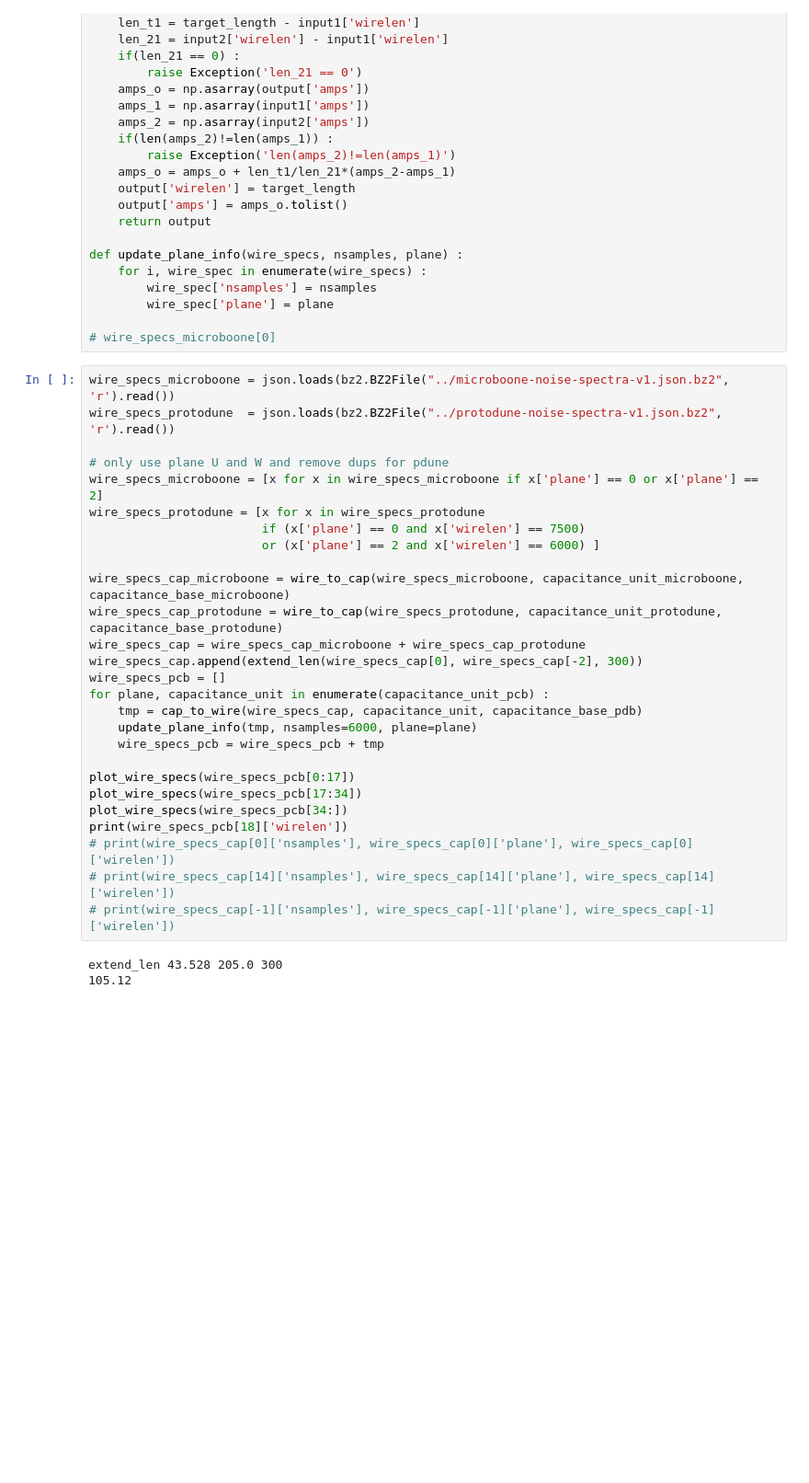
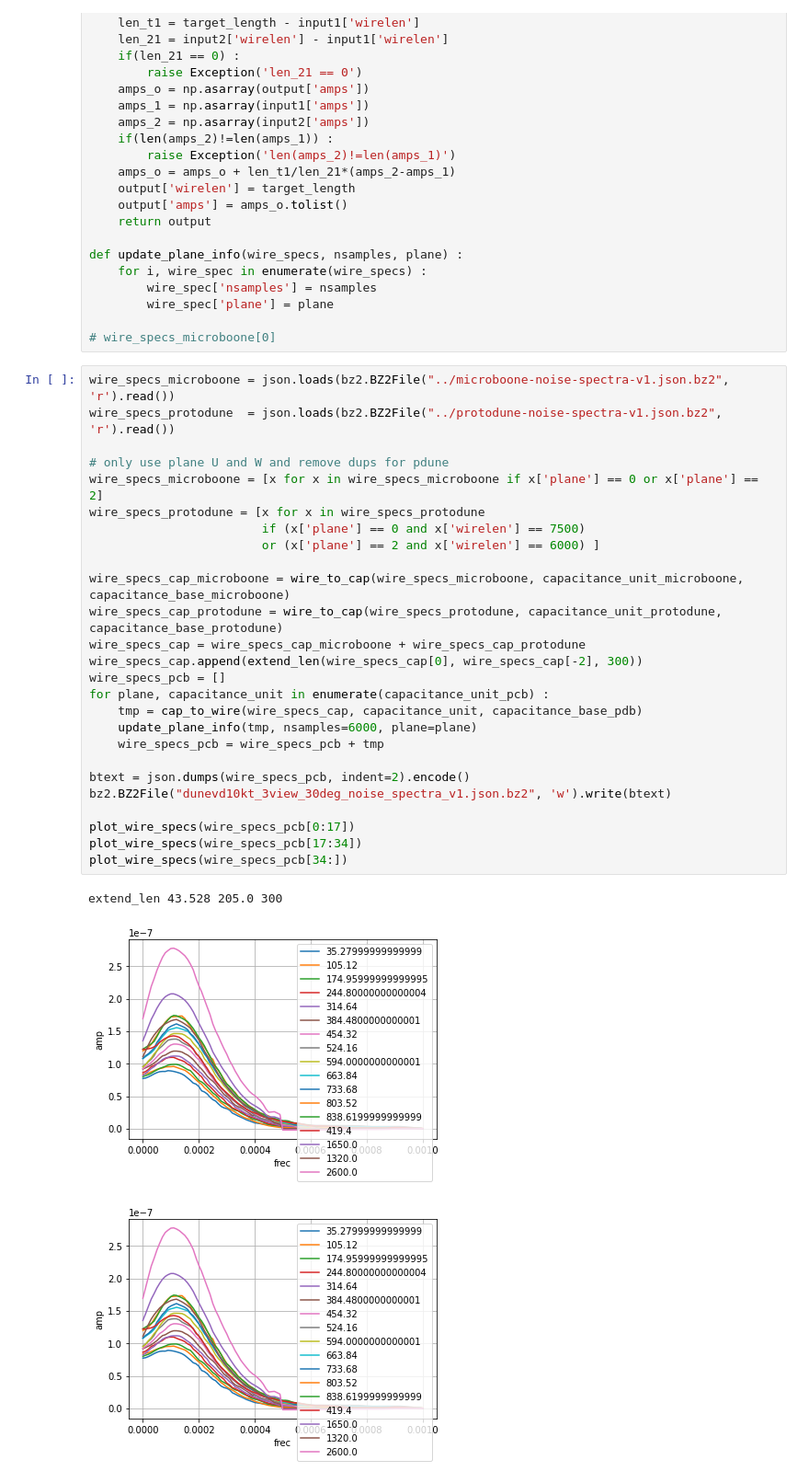
Before and after one commit to HaiwangYu/dune-vd-dev, a Jupyter notebook: plot-noise-spectra.ipynb, the cells around one changed output. Shown at 92% size. Saved outputs shown, nothing was run; the diff lists cells and outputs as text; blank space fills up the shorter version.

```diff
--- a/plot-noise-spectra.ipynb
+++ b/plot-noise-spectra.ipynb
@@ -78,30 +80,30 @@ def update_plane_info(wire_specs, nsamples, plane) :
 # %%
 wire_specs_microboone = json.loads(bz2.BZ2File("../microboone-noise-spectra-v1.json.bz2", 'r').read())
 wire_specs_protodune  = json.loads(bz2.BZ2File("../protodune-noise-spectra-v1.json.bz2", 'r').read())
 
 # only use plane U and W and remove dups for pdune
 wire_specs_microboone = [x for x in wire_specs_microboone if x['plane'] == 0 or x['plane'] == 2]
 wire_specs_protodune = [x for x in wire_specs_protodune
                         if (x['plane'] == 0 and x['wirelen'] == 7500)
                         or (x['plane'] == 2 and x['wirelen'] == 6000) ]
 
 wire_specs_cap_microboone = wire_to_cap(wire_specs_microboone, capacitance_unit_microboone, capacitance_base_microboone)
 wire_specs_cap_protodune = wire_to_cap(wire_specs_protodune, capacitance_unit_protodune, capacitance_base_protodune)
 wire_specs_cap = wire_specs_cap_microboone + wire_specs_cap_protodune
 wire_specs_cap.append(extend_len(wire_specs_cap[0], wire_specs_cap[-2], 300))
 wire_specs_pcb = []
 for plane, capacitance_unit in enumerate(capacitance_unit_pcb) :
     tmp = cap_to_wire(wire_specs_cap, capacitance_unit, capacitance_base_pdb)
     update_plane_info(tmp, nsamples=6000, plane=plane)
     wire_specs_pcb = wire_specs_pcb + tmp
 
+btext = json.dumps(wire_specs_pcb, indent=2).encode()
+bz2.BZ2File("dunevd10kt_3view_30deg_noise_spectra_v1.json.bz2", 'w').write(btext)
+
 plot_wire_specs(wire_specs_pcb[0:17])
 plot_wire_specs(wire_specs_pcb[17:34])
 plot_wire_specs(wire_specs_pcb[34:])
-print(wire_specs_pcb[18]['wirelen'])
-# print(wire_specs_cap[0]['nsamples'], wire_specs_cap[0]['plane'], wire_specs_cap[0]['wirelen'])
-# print(wire_specs_cap[14]['nsamples'], wire_specs_cap[14]['plane'], wire_specs_cap[14]['wirelen'])
-# print(wire_specs_cap[-1]['nsamples'], wire_specs_cap[-1]['plane'], wire_specs_cap[-1]['wirelen'])
 # %% [output]
 extend_len 43.528 205.0 300
-105.12
+[figure, added]
+[figure, added]
```
Also changed, not shown: parts of 4 cells of this notebook.
